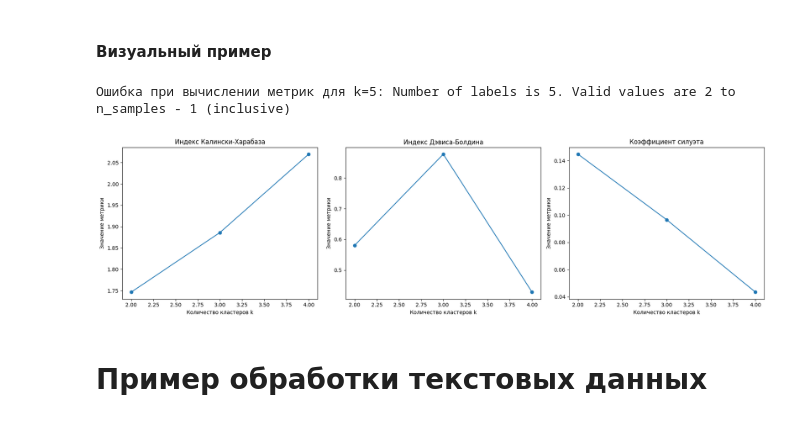
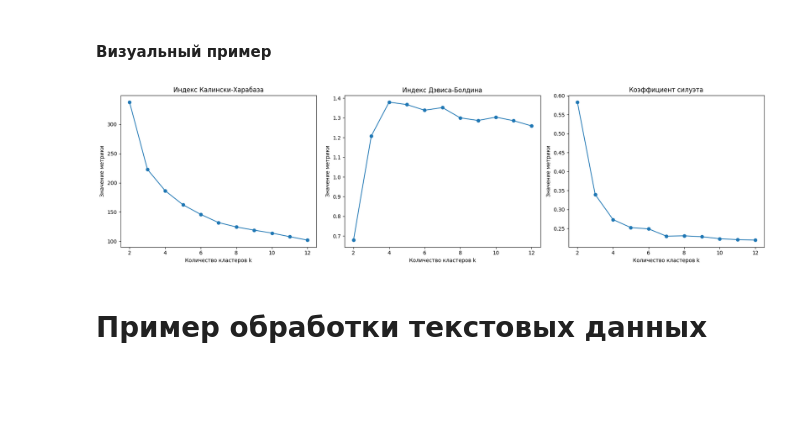
Before and after one commit to katalinka09/1-labor, a Jupyter notebook: Практика_6_(Кластеризация).ipynb, the cells around one changed output. Drawn from its saved outputs; the diff is of its cells as text; code cells hidden in the pictures; blank space fills up the shorter version.

```diff
--- a/Практика_6_(Кластеризация).ipynb
+++ b/Практика_6_(Кластеризация).ipynb
@@ -43,7 +43,7 @@ from sklearn.linear_model import LogisticRegression
 from sklearn.metrics import classification_report, confusion_matrix, accuracy_score
 
 # Загрузка набора данных
-df = pd.read_csv('/content/diamond.csv')
+df = pd.read_csv('/content/heart.csv')
 # %% [markdown]
 ### Преобразование категориальных фич
 # %%
@@ -65,6 +75,7 @@ scaler = MinMaxScaler()
 
 # Применяем нормализацию
 df[numeric_features] = scaler.fit_transform(df[numeric_features])
+df = df[numeric_features]
 # %%
 df
 # %% [output]
@@ -223,7 +206,7 @@ from sklearn.cluster import KMeans
 from sklearn.metrics import silhouette_score
 
 # Определяем количество кластеров k
-k = 3  # Вы можете изменить это значение в соответствии с вашими данными
+k = 2  # Вы можете изменить это значение в соответствии с вашими данными
 
 # Создаем и обучаем модель KMeans
 kmeans = KMeans(n_clusters=k, random_state=42)
@@ -597,13 +553,8 @@ else:
 # %% [markdown]
 #### Визуальный пример
 # %%
-from sklearn.metrics import calinski_harabasz_score, davies_bouldin_score, silhouette_score
-import matplotlib.pyplot as plt
-from sklearn.cluster import KMeans
-
 # Диапазон значений k
-k_max = min(12, len(df))  # Ограничиваем верхнюю границу k на размер данных
-k_range = range(2, k_max + 1)
+k_range = range(2, 13)
 
 # Списки для хранения метрик
 ch_scores = []
@@ -615,60 +566,44 @@ for k in k_range:
     kmeans = KMeans(n_clusters=k, random_state=42)
     labels = kmeans.fit_predict(df)
 
-    # Проверка, что количество кластеров больше 1
-    unique_labels = set(labels)
-    if len(unique_labels) > 1:  # Убедимся, что есть больше одного кластера
-        # Вычисляем метрики
-        try:
-            ch_score = calinski_harabasz_score(df, labels)
-            db_score = davies_bouldin_score(df, labels)
-            silhouette_avg = silhouette_score(df, labels)
+    # Вычисляем метрики
+    ch_score = calinski_harabasz_score(df, labels)
+    db_score = davies_bouldin_score(df, labels)
+    silhouette_avg = silhouette_score(df, labels)
 
-            # Сохраняем метрики
-            ch_scores.append(ch_score)
-            db_scores.append(db_score)
-            silhouette_scores.append(silhouette_avg)
-        except ValueError as e:
-            # Если произошла ошибка при вычислении метрик, выводим предупреждение
-            print(f"Ошибка при вычислении метрик для k={k}: {e}")
-            ch_scores.append(float('nan'))
-            db_scores.append(float('nan'))
-            silhouette_scores.append(float('nan'))
-    else:
-        # Если количество кластеров не больше 1, добавляем NaN
-        ch_scores.append(float('nan'))
-        db_scores.append(float('nan'))
-        silhouette_scores.append(float('nan'))
+    # Сохраняем метрики
+    ch_scores.append(ch_score)
+    db_scores.append(db_score)
+    silhouette_scores.append(silhouette_avg)
 
 # Построение графиков
 plt.figure(figsize=(18, 5))
 
 # График Индекса Калински-Харабаза
 plt.subplot(1, 3, 1)
 plt.plot(k_range, ch_scores, marker='o')
 plt.title('Индекс Калински-Харабаза')
 plt.xlabel('Количество кластеров k')
 plt.ylabel('Значение метрики')
 
 # График Индекса Дэвиса-Болдина
 plt.subplot(1, 3, 2)
 plt.plot(k_range, db_scores, marker='o')
 plt.title('Индекс Дэвиса-Болдина')
 plt.xlabel('Количество кластеров k')
 plt.ylabel('Значение метрики')
 
 # График Коэффициента силуэта
 plt.subplot(1, 3, 3)
 plt.plot(k_range, silhouette_scores, marker='o')
 plt.title('Коэффициент силуэта')
 plt.xlabel('Количество кластеров k')
 plt.ylabel('Значение метрики')
 
 plt.tight_layout()
 plt.show()
 # %% [output]
-Ошибка при вычислении метрик для k=5: Number of labels is 5. Valid values are 2 to n_samples - 1 (inclusive)
-[figure, old version]
+[figure, new version]
 # %% [markdown]
 # Пример обработки текстовых данных
 # %%
```
Also changed, not shown: parts of 12 cells of this notebook.
